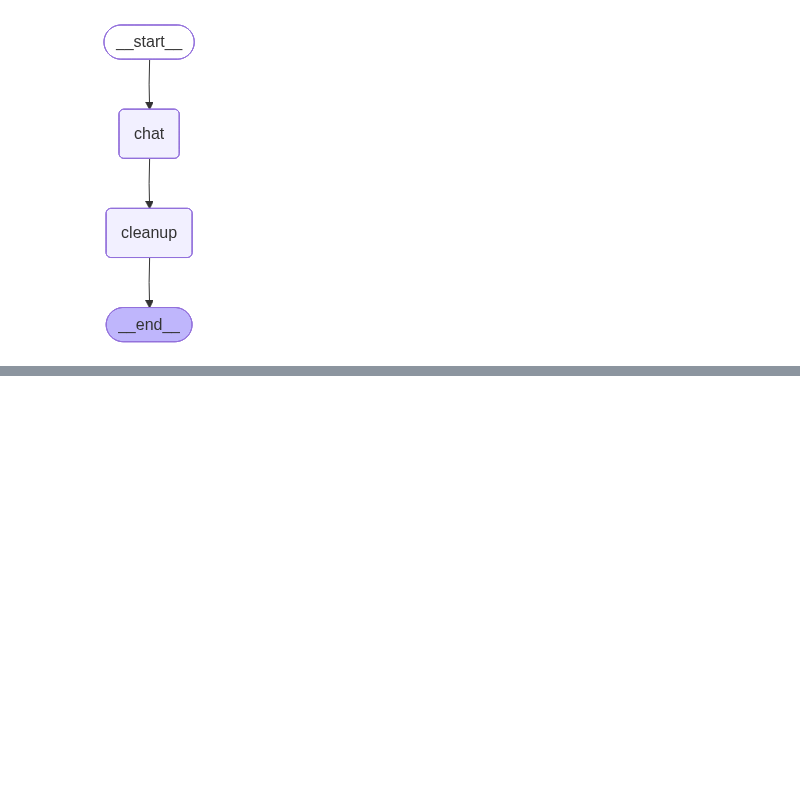
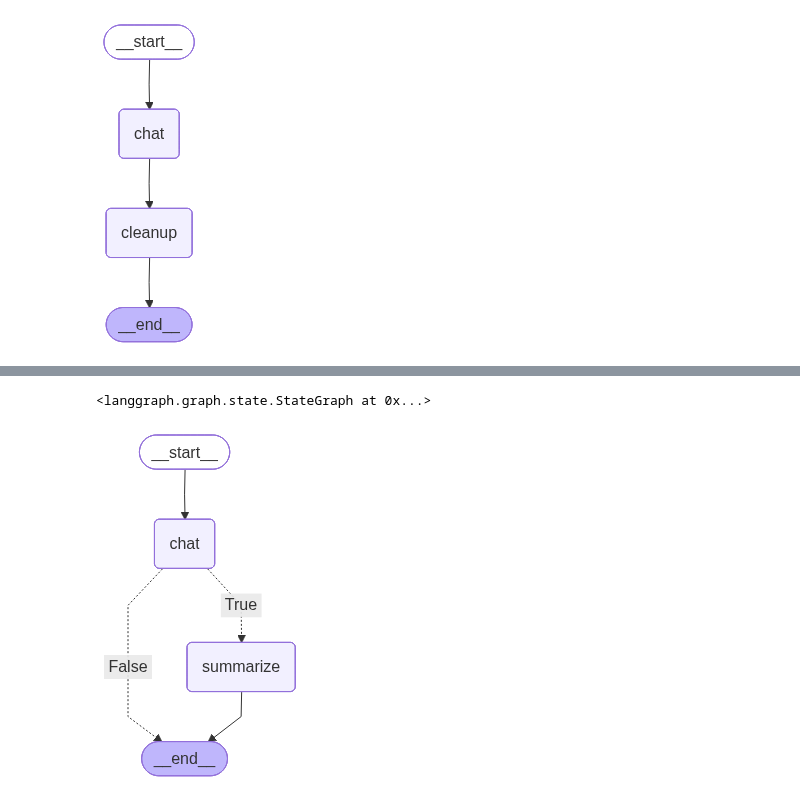
Before and after one commit to bharat5007/Agentic_ai, a Jupyter notebook: chatbot2/short_term_memory.ipynb, the cells around one changed output, grey strips where cells are left out. Cells and saved outputs as stored; diff of their text form; code cells hidden in the pictures; blank space fills up the shorter version.

Commit message:
memory summarization

```diff
--- a/chatbot2/short_term_memory.ipynb
+++ b/chatbot2/short_term_memory.ipynb
@@ -210,0 +221,3 @@ Stored messages after cleanup: 8
+# %%
+class ChatState(MessagesState):
+    summary: str
@@ -210,0 +251,45 @@ Stored messages after cleanup: 8
+# %%
+def chat_node(state: ChatState):
+    messages = []
+
+    if state["summary"]:
+        messages.append({
+            "role": "system",
+            "content": f"Conversation summary:\n{state['summary']}"
+        })
+
+    messages.extend(state["messages"])
+
+    print(messages)
+
+    response = llm.invoke(messages)
+    return {"messages": [response]}
+# %%
+def should_summarize(state: ChatState):
+    return len(state["messages"]) > 6
+# %%
+builder = StateGraph(ChatState)
+
+builder.add_node("chat", chat_node)
+builder.add_node("summarize", summarize_conversation)
+
+builder.add_edge(START, "chat")
+
+builder.add_conditional_edges(
+    "chat",
+    should_summarize,
+    {
+        True: "summarize",
+        False: "__end__",
+    }
+)
+
+builder.add_edge("summarize", "__end__")
+# %% [output]
+<langgraph.graph.state.StateGraph at 0x...>
+# %%
+checkpointer = InMemorySaver()
+graph = builder.compile(checkpointer=checkpointer)
+graph
+# %% [output]
+[figure, added]
```
Also changed, not shown: parts of 11 cells of this notebook.
